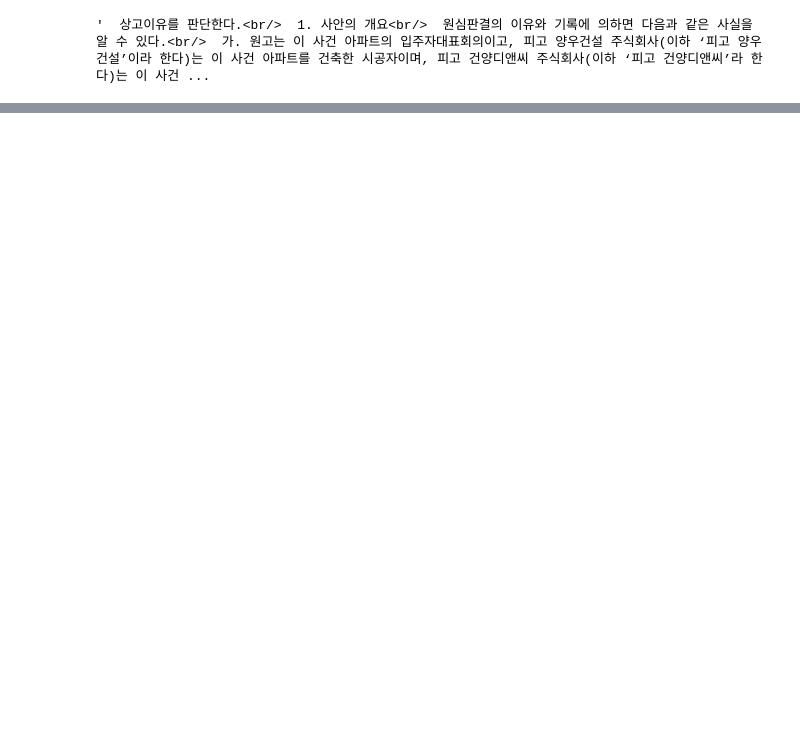
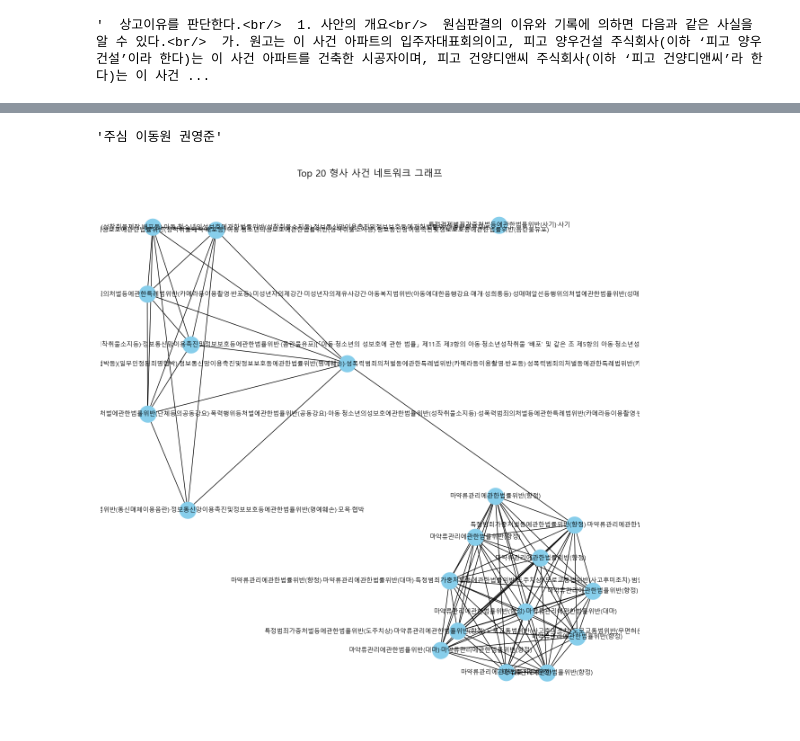
Before and after one commit to CJW5361/SESAC_AI_Open_Source, a Jupyter notebook: 데이터사이언스/2024.02.07/02-07.ipynb, the cells around one changed output, grey strips where cells are left out. Cells and saved outputs as stored; diff of their text form; code cells hidden in the pictures; blank space fills up the shorter version.

```diff
--- a/데이터사이언스/2024.02.07/02-07.ipynb
+++ b/데이터사이언스/2024.02.07/02-07.ipynb
@@ -424,0 +501,41 @@ print(df)
+# %%
+# 법관 이름을 뽑을 수 있을까
+
+cond1=df['사건종류명']=='형사'
+df[cond1]['tokens'][1][-10:-1]+df[cond1]['tokens'][1][-1]
+# %% [output]
+'주심 이동원 권영준'
+# %%
+import numpy as np
+
+# 사건명 기반 유사도 계산
+vectorizer = TfidfVectorizer()
+tfidf_matrix = vectorizer.fit_transform(criminal_cases['사건명'])
+cosine_sim_matrix = cosine_similarity(tfidf_matrix)
+
+# 각 사건의 평균 유사도 계산
+average_sim = np.mean(cosine_sim_matrix, axis=1)
+
+# 평균 유사도가 높은 상위 20개 사건 선택
+top_20_indices = np.argsort(average_sim)[-20:]
+
+# 선택된 사건만을 포함하는 새로운 그래프 생성
+G_top_20 = nx.Graph()
+
+for idx in top_20_indices:
+    G_top_20.add_node(idx, label=criminal_cases.iloc[idx]['사건명'])
+
+for i in top_20_indices:
+    for j in top_20_indices:
+        if i < j and cosine_sim_matrix[i, j] > 0.1:
+            G_top_20.add_edge(i, j, weight=cosine_sim_matrix[i, j])
+
+# 네트워크 그래프 시각화
+plt.figure(figsize=(12, 12))
+pos = nx.spring_layout(G_top_20, k=0.5, iterations=20)
+nx.draw(G_top_20, pos, with_labels=True, node_color='skyblue', node_size=700, edge_color='k', linewidths=1, font_size=10, labels=nx.get_node_attributes(G_top_20, 'label'))
+plt.title('Top 20 형사 사건 네트워크 그래프', fontsize=15)
+plt.axis('off')
+plt.show()
+# %% [output]
+[figure, added]
```
Also changed, not shown: parts of 18 cells of this notebook, 3 other files.
